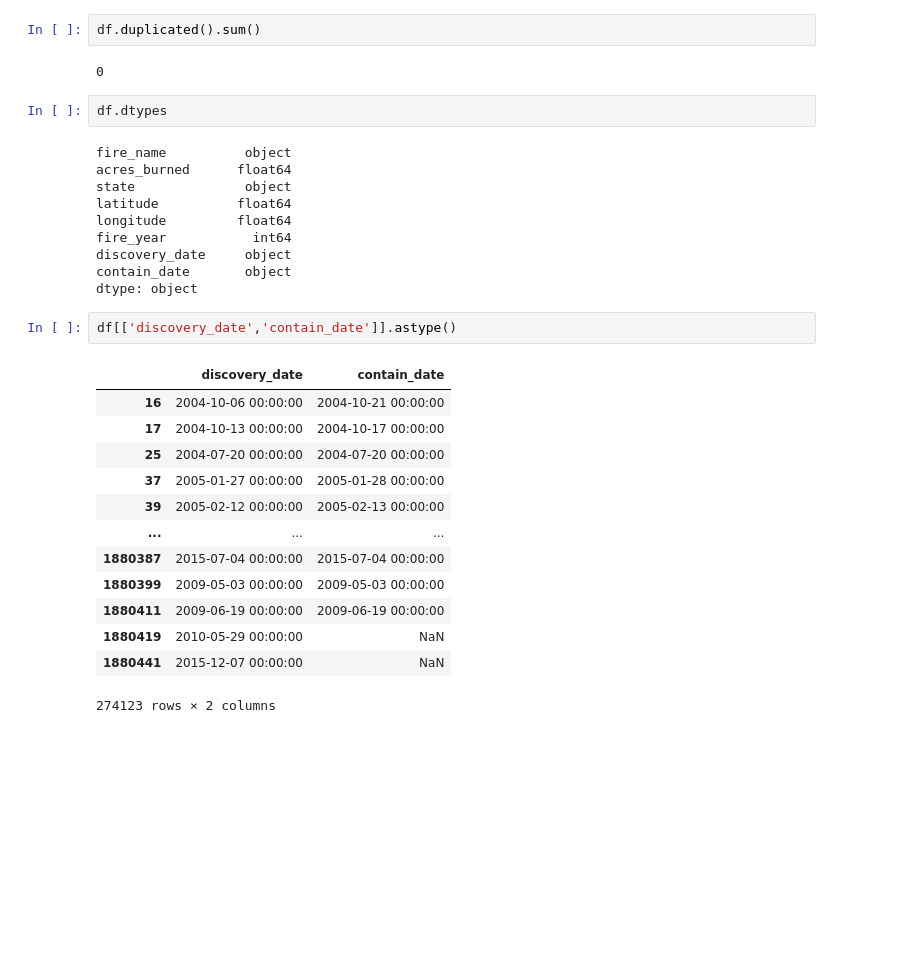
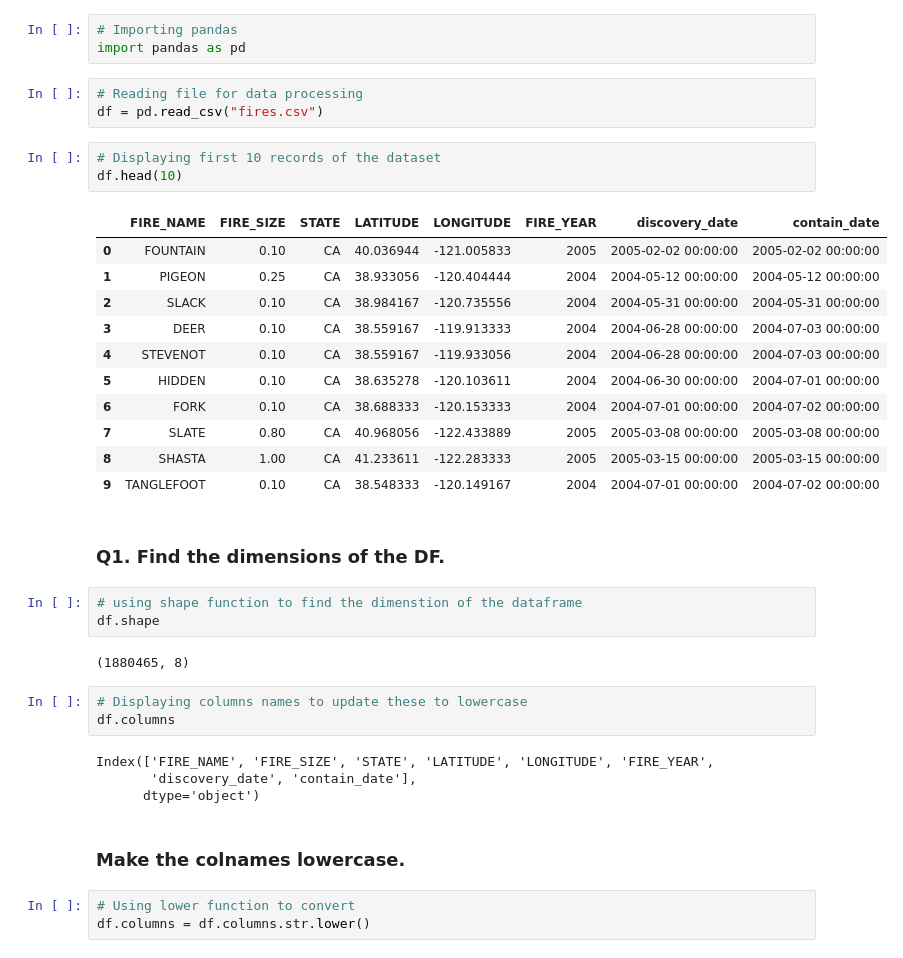
Before and after one commit to Raaj-4320/Data-science-and-machine-learning, a Jupyter notebook: Welcome_to_Colaboratory.ipynb, the cells around one changed output. Saved outputs shown, nothing was run; the diff lists cells and outputs as text; blank space fills up the shorter version.

```diff
--- a/Welcome_to_Colaboratory.ipynb
+++ b/Welcome_to_Colaboratory.ipynb
@@ -110,32 +1,40 @@ df.shape
-# %%
-df.duplicated().sum()
-# %% [output]
-0
-# %%
-df.dtypes
-# %% [output]
-fire_name          object
-acres_burned      float64
-state              object
-latitude          float64
-longitude         float64
-fire_year           int64
-discovery_date     object
-contain_date       object
-dtype: object
-# %%
-df[['discovery_date','contain_date']].astype()
-# %% [output]
-|  | discovery_date | contain_date |
-| 16 | 2004-10-06 00:00:00 | 2004-10-21 00:00:00 |
-| 17 | 2004-10-13 00:00:00 | 2004-10-17 00:00:00 |
-| 25 | 2004-07-20 00:00:00 | 2004-07-20 00:00:00 |
-| 37 | 2005-01-27 00:00:00 | 2005-01-28 00:00:00 |
-| 39 | 2005-02-12 00:00:00 | 2005-02-13 00:00:00 |
-| ... | ... | ... |
-| 1880387 | 2015-07-04 00:00:00 | 2015-07-04 00:00:00 |
-| 1880399 | 2009-05-03 00:00:00 | 2009-05-03 00:00:00 |
-| 1880411 | 2009-06-19 00:00:00 | 2009-06-19 00:00:00 |
-| 1880419 | 2010-05-29 00:00:00 | NaN |
-| 1880441 | 2015-12-07 00:00:00 | NaN |
-274123 rows × 2 columns
+# %%
+# Importing pandas
+import pandas as pd
+# %%
+# Reading file for data processing
+df = pd.read_csv("fires.csv")
+# %%
+# Displaying first 10 records of the dataset
+df.head(10)
+# %% [output]
+|  | FIRE_NAME | FIRE_SIZE | STATE | LATITUDE | LONGITUDE | FIRE_YEAR | discovery_date | contain_date |
+| 0 | FOUNTAIN | 0.10 | CA | 40.036944 | -121.005833 | 2005 | 2005-02-02 00:00:00 | 2005-02-02 00:00:00 |
+| 1 | PIGEON | 0.25 | CA | 38.933056 | -120.404444 | 2004 | 2004-05-12 00:00:00 | 2004-05-12 00:00:00 |
+| 2 | SLACK | 0.10 | CA | 38.984167 | -120.735556 | 2004 | 2004-05-31 00:00:00 | 2004-05-31 00:00:00 |
+| 3 | DEER | 0.10 | CA | 38.559167 | -119.913333 | 2004 | 2004-06-28 00:00:00 | 2004-07-03 00:00:00 |
+| 4 | STEVENOT | 0.10 | CA | 38.559167 | -119.933056 | 2004 | 2004-06-28 00:00:00 | 2004-07-03 00:00:00 |
+| 5 | HIDDEN | 0.10 | CA | 38.635278 | -120.103611 | 2004 | 2004-06-30 00:00:00 | 2004-07-01 00:00:00 |
+| 6 | FORK | 0.10 | CA | 38.688333 | -120.153333 | 2004 | 2004-07-01 00:00:00 | 2004-07-02 00:00:00 |
+| 7 | SLATE | 0.80 | CA | 40.968056 | -122.433889 | 2005 | 2005-03-08 00:00:00 | 2005-03-08 00:00:00 |
+| 8 | SHASTA | 1.00 | CA | 41.233611 | -122.283333 | 2005 | 2005-03-15 00:00:00 | 2005-03-15 00:00:00 |
+| 9 | TANGLEFOOT | 0.10 | CA | 38.548333 | -120.149167 | 2004 | 2004-07-01 00:00:00 | 2004-07-02 00:00:00 |
+# %% [markdown]
+### Q1. Find the dimensions of the DF.
+# %%
+# using shape function to find the dimenstion of the dataframe
+df.shape
+# %% [output]
+(1880465, 8)
+# %%
+# Displaying columns names to update these to lowercase
+df.columns
+# %% [output]
+Index(['FIRE_NAME', 'FIRE_SIZE', 'STATE', 'LATITUDE', 'LONGITUDE', 'FIRE_YEAR',
+       'discovery_date', 'contain_date'],
+      dtype='object')
+# %% [markdown]
+### Make the colnames lowercase.
+# %%
+# Using lower function to convert
+df.columns = df.columns.str.lower()
```
Also changed, not shown: parts of 68 cells of this notebook.
